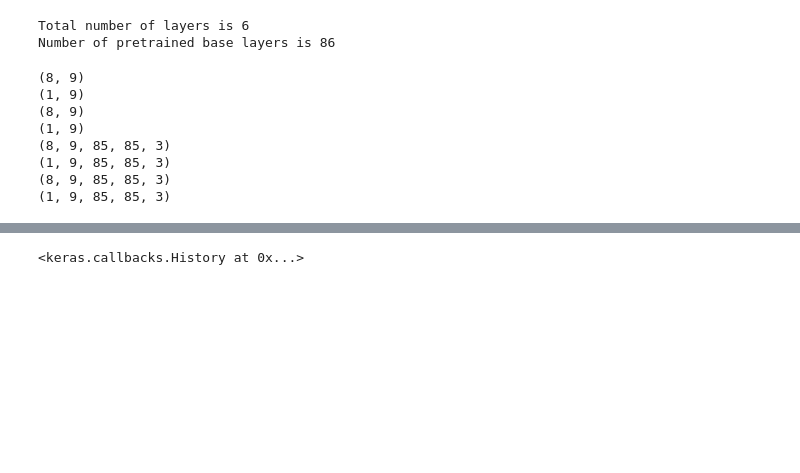
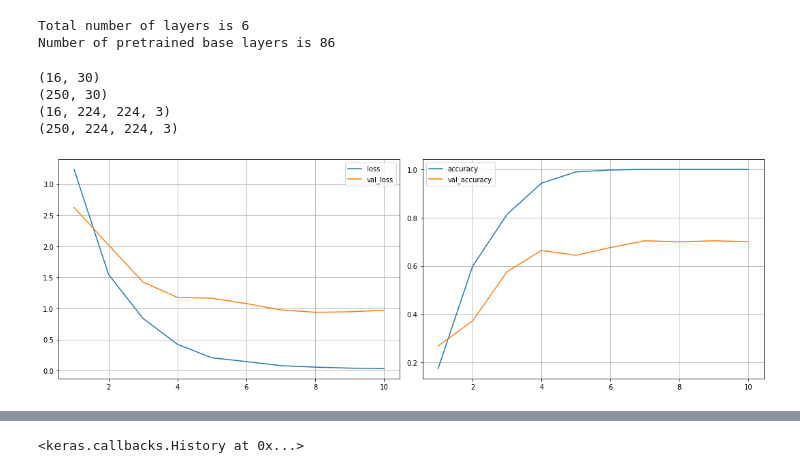
Before and after one commit to ge0metri/Deep-Learning-for-Visual-recognition-project, a Jupyter notebook: NotebookVier.ipynb, the cells around one changed output, grey strips where cells are left out. Saved outputs shown, nothing was run; the diff lists cells and outputs as text; code cells hidden in the pictures; blank space fills up the shorter version.

```diff
--- a/NotebookVier.ipynb
+++ b/NotebookVier.ipynb
@@ -162,23 +159,23 @@ from src.permutation_tools import *
 
 x_train, x_test = train_test_split(filelist)
 
-train_generator = PermOneHotDataGen(x_train,
-                                    batch_size=8,
-                                    tilenumberx=tilex,
-                                    shuffle_permutations=True)
+# train_generator = PermOneHotDataGen(x_train,
+#                                     batch_size=8,
+#                                     tilenumberx=tilex,
+#                                     shuffle_permutations=True)
 
-validation_generator = PermOneHotDataGen(x_test,
-                                        batch_size=8,
-                                        tilenumberx=tilex,
-                                        shuffle_permutations=True)
+# validation_generator = PermOneHotDataGen(x_test,
+#                                         batch_size=8,
+#                                         tilenumberx=tilex,
+#                                         shuffle_permutations=True)
 
-train_generator_sm = PermOneHotDataGen(x_train,
-                                    batch_size=1,
-                                    tilenumberx=tilex, max_perms=number_of_permutations)
+# train_generator_sm = PermOneHotDataGen(x_train,
+#                                     batch_size=1,
+#                                     tilenumberx=tilex, max_perms=number_of_permutations)
 
-validation_generator_sm = PermOneHotDataGen(x_test,
-                                        batch_size=1,
-                                        tilenumberx=tilex, max_perms=number_of_permutations)
+# validation_generator_sm = PermOneHotDataGen(x_test,
+#                                         batch_size=1,
+#                                         tilenumberx=tilex, max_perms=number_of_permutations)
 
 train_stitch_sm = PermOneHotDataGen(x_train,
                                     batch_size=16,
@@ -187,7 +184,9 @@ train_stitch_sm = PermOneHotDataGen(x_train,
                                     max_perms=number_of_permutations,
                                     target_size=target_siz,
                                     stitched=True,
-                                    one_hot_encoding=True)
+                                    one_hot_encoding=True,
+                                    Permutations_dictionary=None,
+                                    preprocess_func=preprocess_input)
 
 validation_stitch_sm = PermOneHotDataGen(x_test,
                                         batch_size=len(x_test),
@@ -195,7 +194,11 @@ validation_stitch_sm = PermOneHotDataGen(x_test,
                                         max_perms=number_of_permutations,
                                         target_size=target_siz,
                                         stitched=True,
-                                        one_hot_encoding=True)
+                                        shuffle=False,
+                                        shuffle_permutations=False,
+                                        one_hot_encoding=True,
+                                        Permutations_dictionary=train_stitch_sm.get_perm_dict(),
+                                        preprocess_func=preprocess_input)
 
 
 optimizer = tf.keras.optimizers.Adam(
@@ -217,20 +220,12 @@ else:
         loss=RankingLoss(),
         metrics=[ProjectedRanksAccuracy(), PartialRanksAccuracy()])
 # %%
-print(train_generator.next()[1].shape)
-print(train_generator_sm.next()[1].shape)
-print(validation_generator.next()[1].shape)
-print(validation_generator_sm.next()[1].shape)
-print(train_generator.next()[0].shape)
-print(train_generator_sm.next()[0].shape)
-print(validation_generator.next()[0].shape)
-print(validation_generator_sm.next()[0].shape)
+print(train_stitch_sm.next()[1].shape)
+print(validation_stitch_sm.next()[1].shape)
+print(train_stitch_sm.next()[0].shape)
+print(validation_stitch_sm.next()[0].shape)
 # %% [output]
-(8, 9)
-(1, 9)
-(8, 9)
-(1, 9)
-(8, 9, 85, 85, 3)
-(1, 9, 85, 85, 3)
-(8, 9, 85, 85, 3)
-(1, 9, 85, 85, 3)
+(16, 30)
+(250, 30)
+(16, 224, 224, 3)
+(250, 224, 224, 3)
@@ -283,8 +276,10 @@ class PlotLearning(tf.keras.callbacks.Callback):
 # %%
 nb_epochs = 10
 
 model.fit(train_stitch_sm,
           epochs = nb_epochs,
           validation_data=validation_stitch_sm,
-          verbose=1)
+          verbose=1,
+          callbacks=[PlotLearning()])
 # %% [output]
+[figure, added]
```
Also changed, not shown: parts of 10 cells of this notebook, 5 other files.
